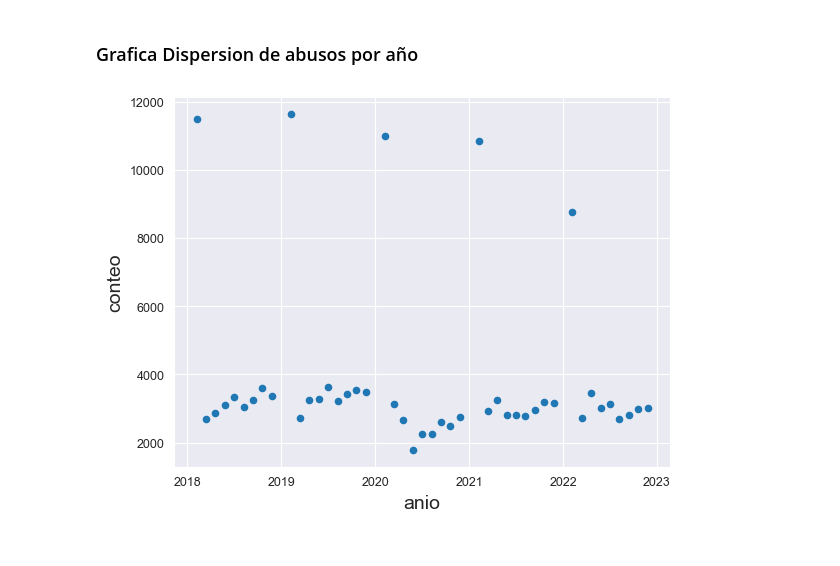
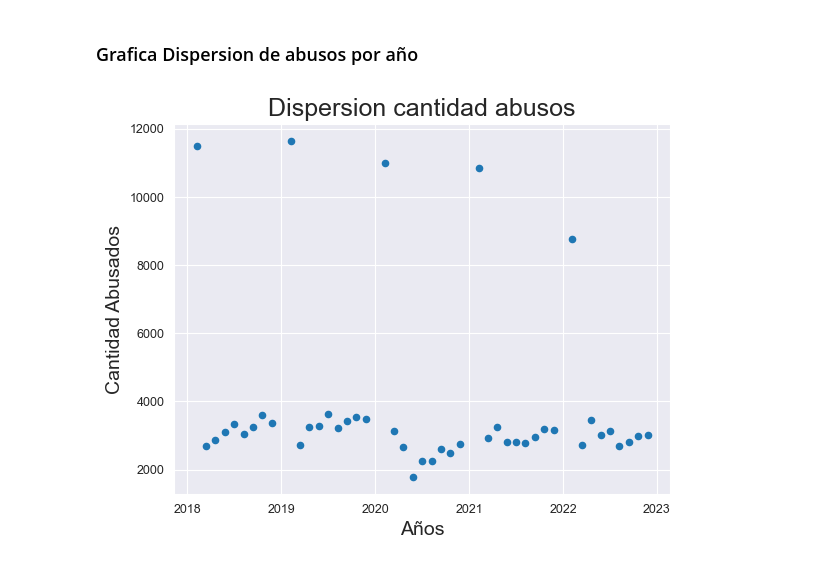
Before and after one commit to JnGzn/p-integrador-abusos, a Jupyter notebook: Grafica.ipynb, the cells around one changed output. Saved outputs shown, nothing was run; the diff lists cells and outputs as text; code cells hidden in the pictures.

```diff
--- a/Grafica.ipynb
+++ b/Grafica.ipynb
@@ -161,6 +167,9 @@ frame
 # %%
 p = frame[['anio', 'conteo']]
 p.plot.scatter(x='anio',y='conteo')
+plt.xlabel('Años')
+plt.ylabel('Cantidad Abusados')
+plt.title("Dispersion cantidad abusos")
 plt.show()
 # %% [output]
-[figure, old version]
+[figure, new version]
```
Also changed, not shown: parts of 3 cells of this notebook, 1 other file.
